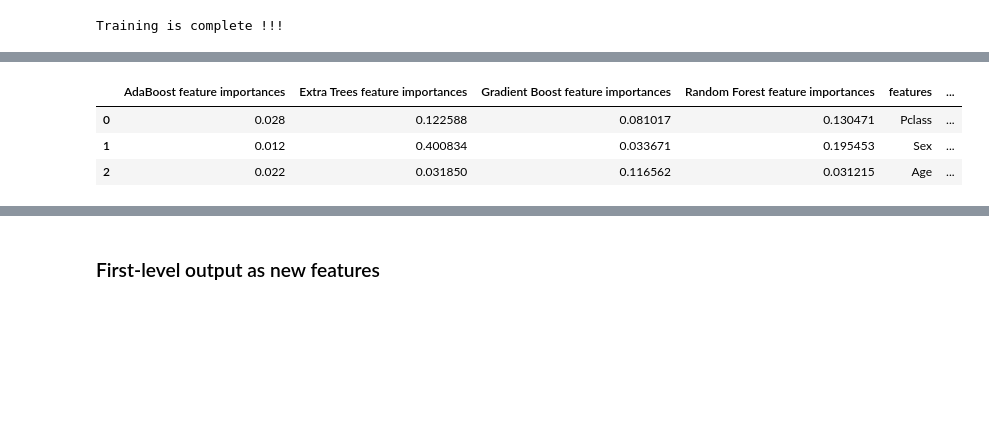
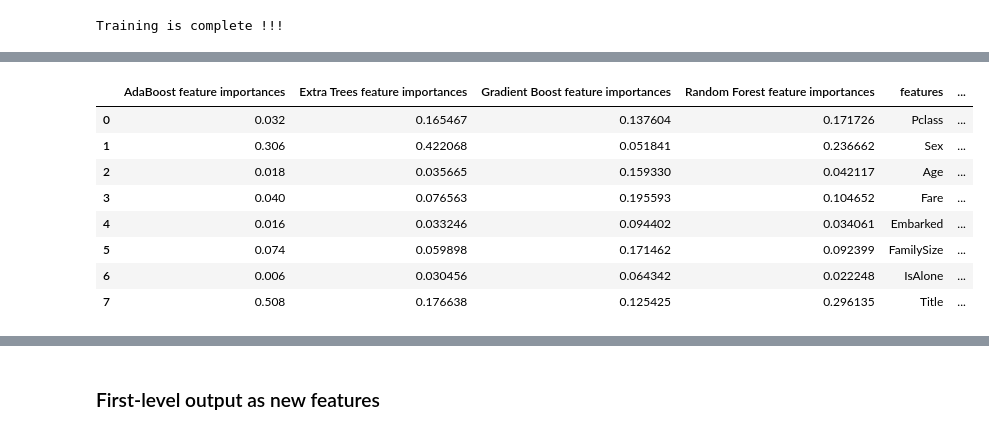
Before and after one commit to developer-aj/Titanic-Machine-Learning-from-Disaster, a Jupyter notebook: Ensembling and Stacking.ipynb, the cells around one changed output, grey strips where cells are left out. Saved outputs shown, nothing was run; the diff lists cells and outputs as text; code cells hidden in the pictures; blank space fills up the shorter version.

```diff
--- a/Ensembling and Stacking.ipynb
+++ b/Ensembling and Stacking.ipynb
@@ -51,9 +51,9 @@ train['Name_length'] = train['Name'].apply(len)
 test['Name_length'] = test['Name'].apply(len)
 
 # whether a passenger had a cabin
-train['Has_Cabin'] = train['Cabin'].apply(lambda x: 0 if type(x) == float else 1)
-test['Has_Cabin'] = test['Cabin'].apply(lambda x: 0 if type(x) == float else 1)
-print (train[['Has_Cabin', 'Survived']].groupby(['Has_Cabin'], as_index=False).mean(), '\n')
+#train['Has_Cabin'] = train['Cabin'].apply(lambda x: 0 if type(x) == float else 1)
+#test['Has_Cabin'] = test['Cabin'].apply(lambda x: 0 if type(x) == float else 1)
+#print (train[['Has_Cabin', 'Survived']].groupby(['Has_Cabin'], as_index=False).mean(), '\n')
 
 #Creating new feature : FamilySize
 for dataset in full_data:
@@ -154,6 +175,6 @@ for dataset in full_data:
 # %%
 # Feature Selection
-drop_elements = ['PassengerId', 'Name', 'Ticket', 'Cabin', 'SibSp']
+drop_elements = ['PassengerId', 'Name', 'Ticket', 'Cabin', 'SibSp', 'Parch', 'Name_length']
 train = train.drop(drop_elements, axis = 1)
 train = train.drop(['CategoricalFare', 'CategoricalAge'], axis=1)
 test = test.drop(drop_elements, axis=1)
@@ -274,6 +293,9 @@ class SklearnHelper(object):
 
     def feature_importances(self, x, y):
         return self.clf.fit(x, y).feature_importances_
+
+    def get_confidence_score(self, x, y):
+        return round(self.clf.score(x, y)*100, 2)
 # %%
 def get_oof(clf, x_train, y_train, x_test):
     oof_train = np.zeros((ntrain,))
@@ -552,13 +589,18 @@ py.iplot(fig,filename='scatter2010')
 # %%
 # Create the new column containing the average of values
 
 feature_dataframe['mean'] = feature_dataframe.mean(axis= 1) # axis = 1 computes the mean row-wise
-feature_dataframe.head(3)
+feature_dataframe
 # %% [output]
 |  | AdaBoost feature importances | Extra Trees feature importances | Gradient Boost feature importances | Random Forest feature importances | features | ... |
-| 0 | 0.028 | 0.122588 | 0.081017 | 0.130471 | Pclass | ... |
-| 1 | 0.012 | 0.400834 | 0.033671 | 0.195453 | Sex | ... |
-| 2 | 0.022 | 0.031850 | 0.116562 | 0.031215 | Age | ... |
+| 0 | 0.032 | 0.165467 | 0.137604 | 0.171726 | Pclass | ... |
+| 1 | 0.306 | 0.422068 | 0.051841 | 0.236662 | Sex | ... |
+| 2 | 0.018 | 0.035665 | 0.159330 | 0.042117 | Age | ... |
+| 3 | 0.040 | 0.076563 | 0.195593 | 0.104652 | Fare | ... |
+| 4 | 0.016 | 0.033246 | 0.094402 | 0.034061 | Embarked | ... |
+| 5 | 0.074 | 0.059898 | 0.171462 | 0.092399 | FamilySize | ... |
+| 6 | 0.006 | 0.030456 | 0.064342 | 0.022248 | IsAlone | ... |
+| 7 | 0.508 | 0.176638 | 0.125425 | 0.296135 | Title | ... |
 # %%
 y = feature_dataframe['mean'].values
 x = feature_dataframe['features'].values
```
Also changed, not shown: parts of 10 cells of this notebook, 5 other files.
